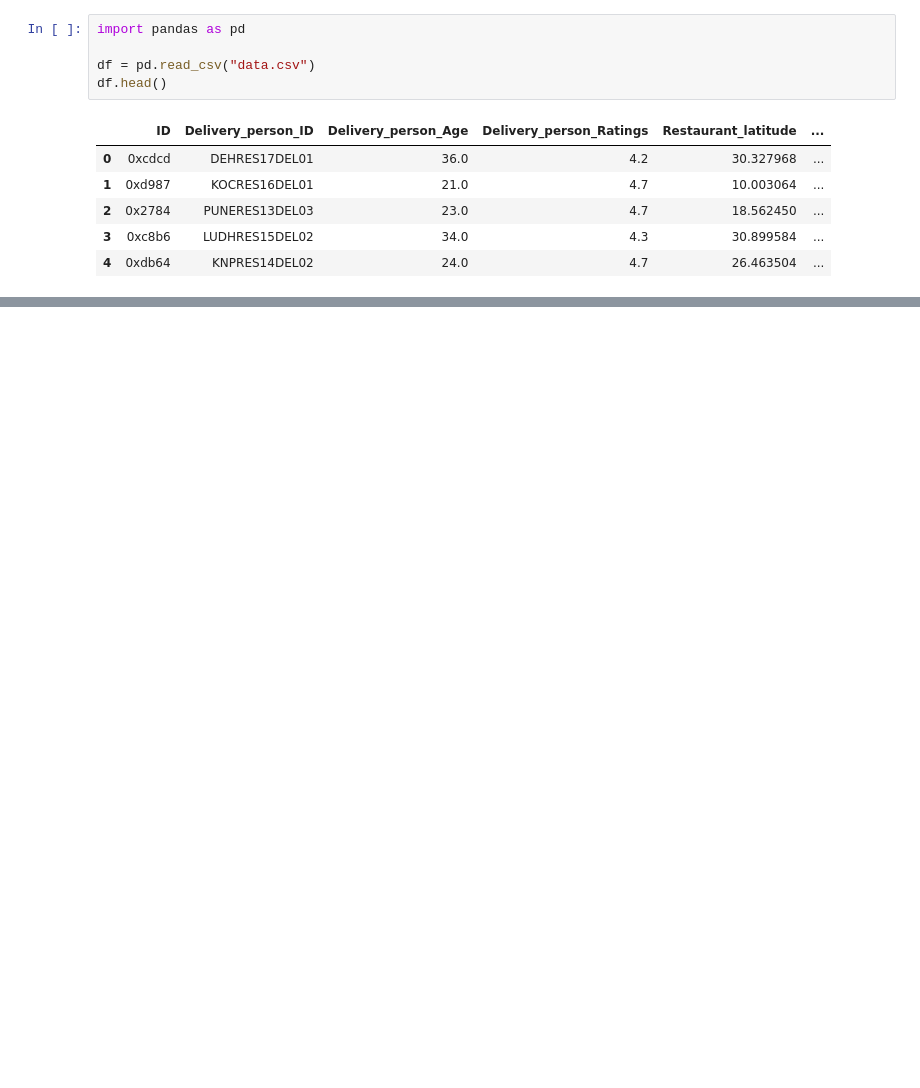
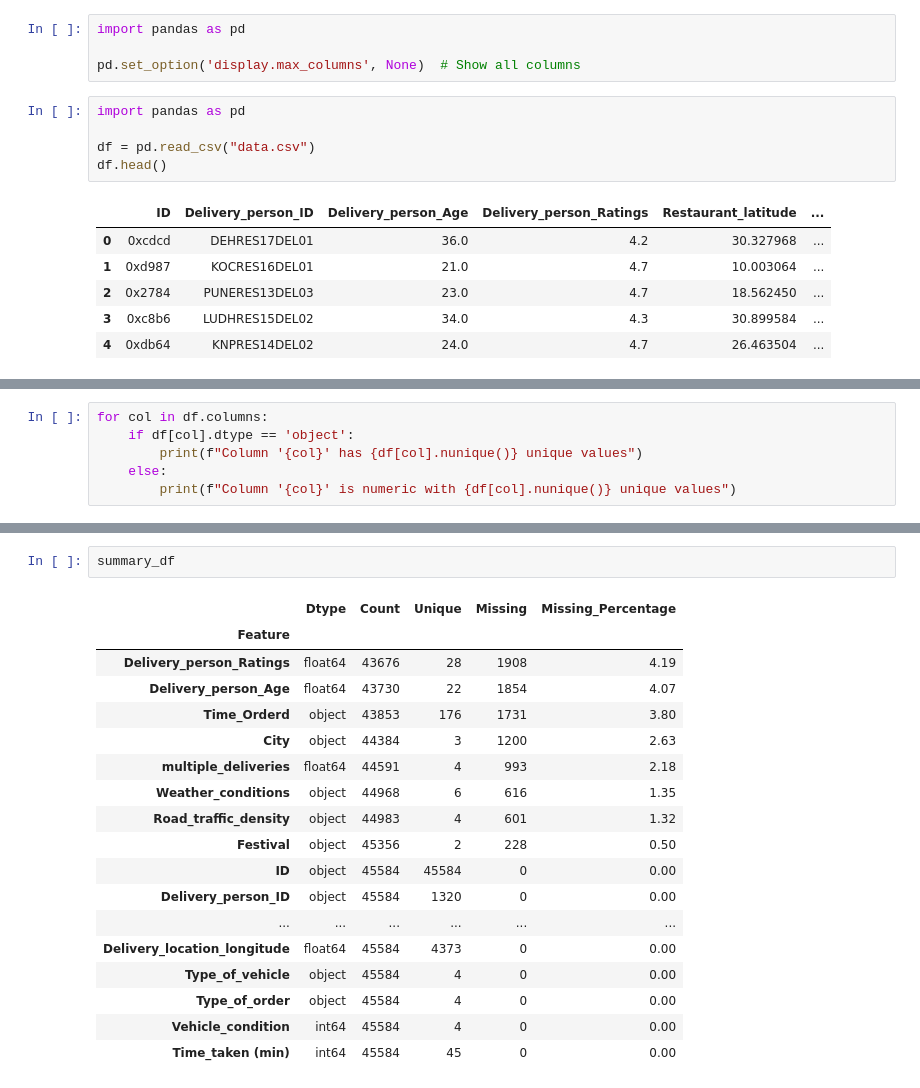
Before and after one commit to ArpitKadam/Zomato-Delivery-Time-Prediction, a Jupyter notebook: Research/research.ipynb, the cells around one changed output, grey strips where cells are left out. Saved outputs shown, nothing was run; the diff lists cells and outputs as text; blank space fills up the shorter version.

```diff
--- a/Research/research.ipynb
+++ b/Research/research.ipynb
@@ -11,6 +11,10 @@ except Exception as e:
     print("Download failed:", e)
 # %% [output]
 File successfully downloaded as 'data.csv'
+# %%
+import pandas as pd
+
+pd.set_option('display.max_columns', None)  # Show all columns
 # %%
 import pandas as pd
 
@@ -25,0 +77,6 @@ df.head()
+# %%
+for col in df.columns:
+    if df[col].dtype == 'object':
+        print(f"Column '{col}' has {df[col].nunique()} unique values")
+    else:
+        print(f"Column '{col}' is numeric with {df[col].nunique()} unique values")
@@ -25,0 +207,21 @@ df.head()
+# %%
+summary_df
+# %% [output]
+|  | Dtype | Count | Unique | Missing | Missing_Percentage |
+| Feature |  |  |  |  |  |
+| Delivery_person_Ratings | float64 | 43676 | 28 | 1908 | 4.19 |
+| Delivery_person_Age | float64 | 43730 | 22 | 1854 | 4.07 |
+| Time_Orderd | object | 43853 | 176 | 1731 | 3.80 |
+| City | object | 44384 | 3 | 1200 | 2.63 |
+| multiple_deliveries | float64 | 44591 | 4 | 993 | 2.18 |
+| Weather_conditions | object | 44968 | 6 | 616 | 1.35 |
+| Road_traffic_density | object | 44983 | 4 | 601 | 1.32 |
+| Festival | object | 45356 | 2 | 228 | 0.50 |
+| ID | object | 45584 | 45584 | 0 | 0.00 |
+| Delivery_person_ID | object | 45584 | 1320 | 0 | 0.00 |
+| ... | ... | ... | ... | ... | ... |
+| Delivery_location_longitude | float64 | 45584 | 4373 | 0 | 0.00 |
+| Type_of_vehicle | object | 45584 | 4 | 0 | 0.00 |
+| Type_of_order | object | 45584 | 4 | 0 | 0.00 |
+| Vehicle_condition | int64 | 45584 | 4 | 0 | 0.00 |
+| Time_taken (min) | int64 | 45584 | 45 | 0 | 0.00 |
```
Also changed, not shown: parts of 91 cells of this notebook, 12 other files.
